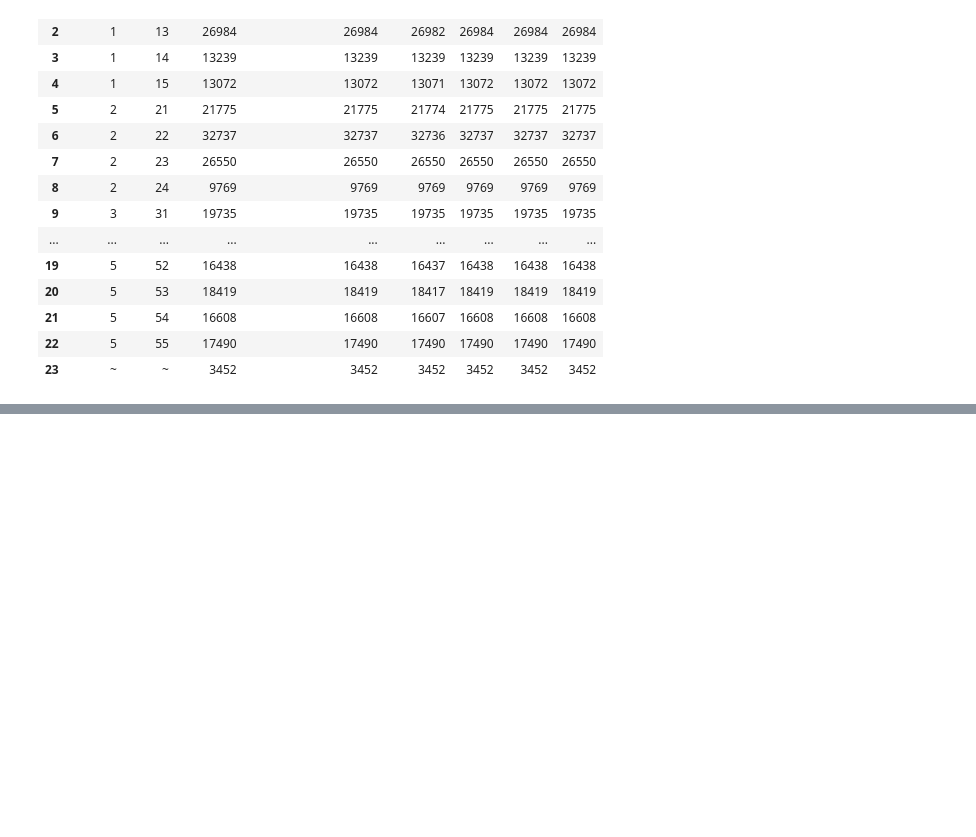
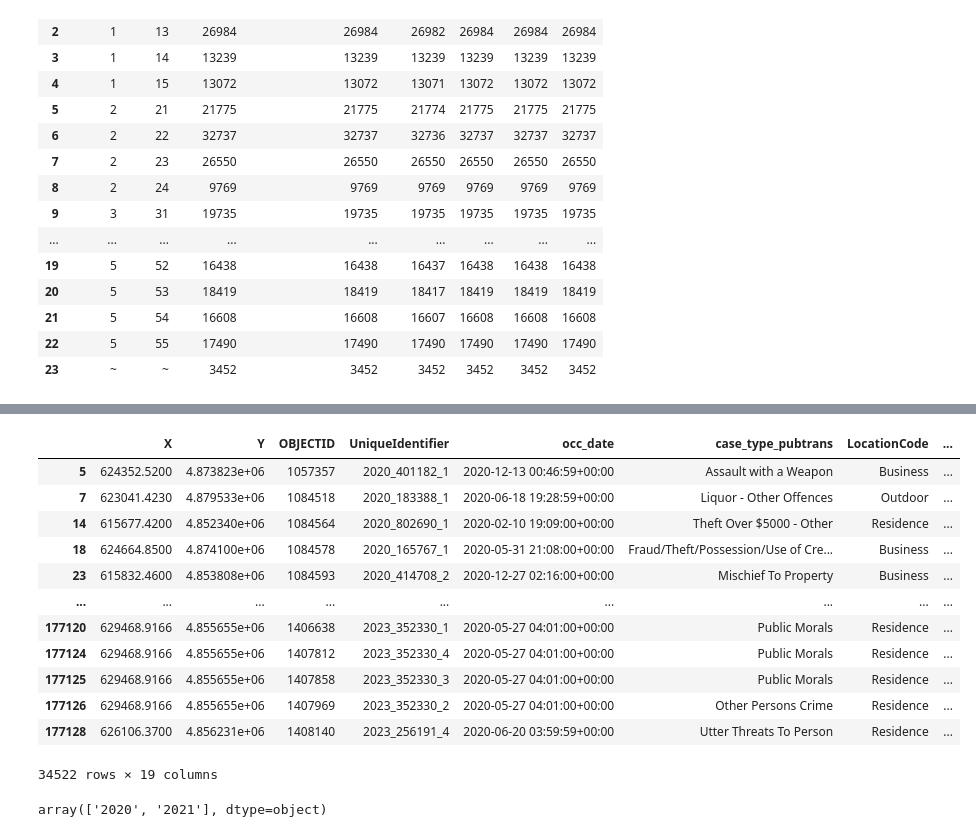
Before and after one commit to 10ken/staffing_crime_rate, a Jupyter notebook: crime_eda_qa.ipynb, the cells around one changed output, grey strips where cells are left out. Saved outputs shown, nothing was run; the diff lists cells and outputs as text; code cells hidden in the pictures; blank space fills up the shorter version.

```diff
--- a/crime_eda_qa.ipynb
+++ b/crime_eda_qa.ipynb
@@ -182,0 +260,3 @@ AttributeError: module 'matplotlib' has no attribute 'xticks'
+# %%
+public_df['occ_date'] = pd.to_datetime(public_df['occ_date'], format='%Y/%m/%d %H:%M:%S%z')
+public_df.dtypes
@@ -182,0 +288,34 @@ AttributeError: module 'matplotlib' has no attribute 'xticks'
+# %%
+public_df['year'] = public_df['occ_date'].dt.year.apply(str)
+public_df['month'] = public_df['occ_date'].dt.month.apply(str)
+public_df['day'] = public_df['occ_date'].dt.day.apply(str)
+public_df['time'] = public_df['occ_date'].dt.time
+public_df['date'] = public_df['year'] + '-' + public_df['month'] + '-' + public_df['day']
+
+public_df = public_df[
+    (public_df['year'] >= '2020') &
+    (public_df['year'] <= '2022')
+         ]
+
+
+public_df.to_csv("./data/clean/clean_public_df.csv", index=False)
+
+public_df
+# %% [output]
+|  | X | Y | OBJECTID | UniqueIdentifier | occ_date | case_type_pubtrans | LocationCode | ... |
+| 5 | 624352.5200 | 4.873823e+06 | 1057357 | 2020_401182_1 | 2020-12-13 00:46:59+00:00 | Assault with a Weapon | Business | ... |
+| 7 | 623041.4230 | 4.879533e+06 | 1084518 | 2020_183388_1 | 2020-06-18 19:28:59+00:00 | Liquor - Other Offences | Outdoor | ... |
+| 14 | 615677.4200 | 4.852340e+06 | 1084564 | 2020_802690_1 | 2020-02-10 19:09:00+00:00 | Theft Over $5000 - Other | Residence | ... |
+| 18 | 624664.8500 | 4.874100e+06 | 1084578 | 2020_165767_1 | 2020-05-31 21:08:00+00:00 | Fraud/Theft/Possession/Use of Cre... | Business | ... |
+| 23 | 615832.4600 | 4.853808e+06 | 1084593 | 2020_414708_2 | 2020-12-27 02:16:00+00:00 | Mischief To Property | Business | ... |
+| ... | ... | ... | ... | ... | ... | ... | ... | ... |
+| 177120 | 629468.9166 | 4.855655e+06 | 1406638 | 2023_352330_1 | 2020-05-27 04:01:00+00:00 | Public Morals | Residence | ... |
+| 177124 | 629468.9166 | 4.855655e+06 | 1407812 | 2023_352330_4 | 2020-05-27 04:01:00+00:00 | Public Morals | Residence | ... |
+| 177125 | 629468.9166 | 4.855655e+06 | 1407858 | 2023_352330_3 | 2020-05-27 04:01:00+00:00 | Public Morals | Residence | ... |
+| 177126 | 629468.9166 | 4.855655e+06 | 1407969 | 2023_352330_2 | 2020-05-27 04:01:00+00:00 | Other Persons Crime | Residence | ... |
+| 177128 | 626106.3700 | 4.856231e+06 | 1408140 | 2023_256191_4 | 2020-06-20 03:59:59+00:00 | Utter Threats To Person | Residence | ... |
+34522 rows × 19 columns
+# %%
+public_df.year.unique()
+# %% [output]
+array(['2020', '2021'], dtype=object)
```
Also changed, not shown: parts of 15 cells of this notebook.
